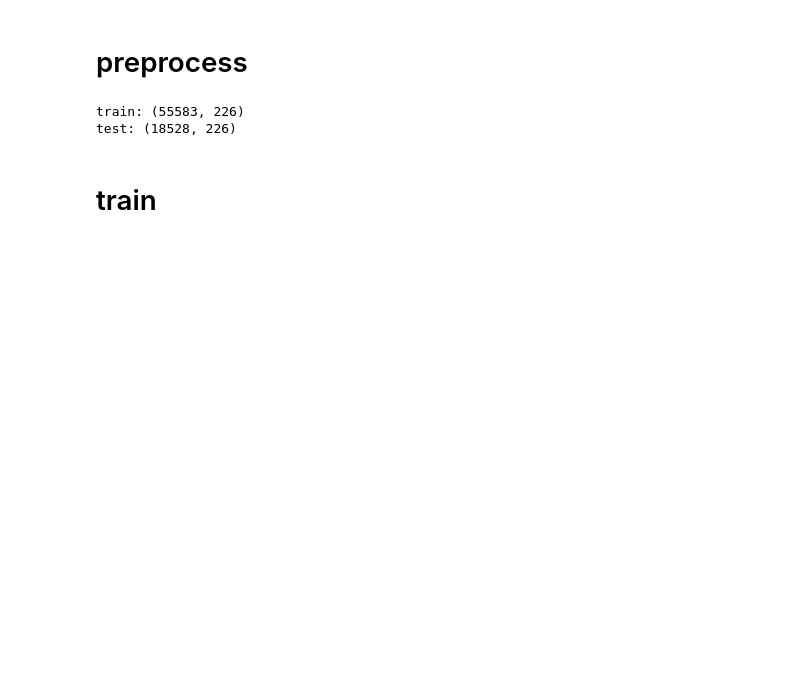
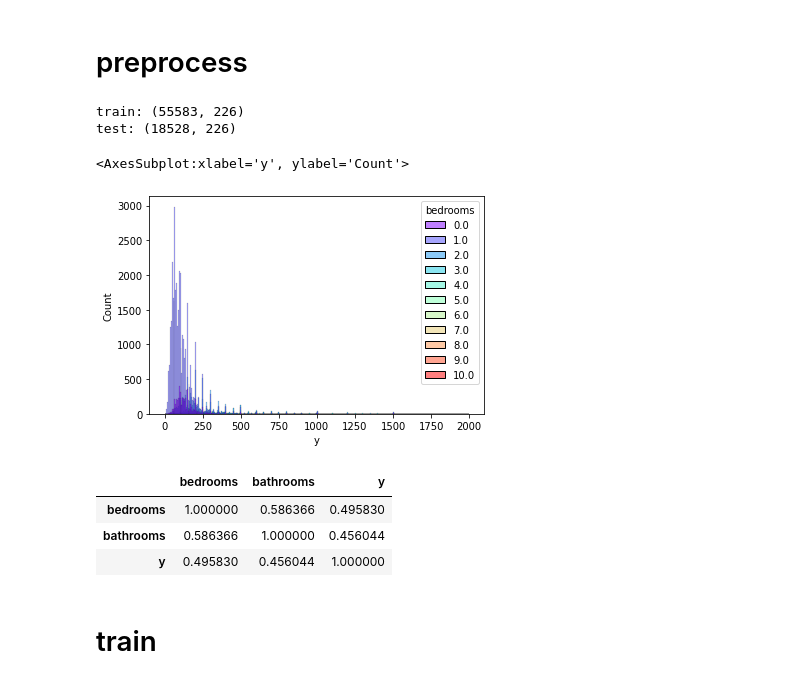
Before and after one commit to shu421/AIQuest_2021, a Jupyter notebook: main/nb007.ipynb, the cells around one changed output. Cells and saved outputs as stored; diff of their text form; code cells hidden in the pictures; blank space fills up the shorter version.

```diff
--- a/main/nb007.ipynb
+++ b/main/nb007.ipynb
@@ -332,6 +336,18 @@ print('test:',test.shape)
 # %% [output]
 train: (55583, 226)
 test: (18528, 226)
+# %%
+sns.histplot(data=train_df, x='y', hue='bedrooms', palette='rainbow')
+# %% [output]
+<AxesSubplot:xlabel='y', ylabel='Count'>
+[figure, added]
+# %%
+train_df[['bedrooms', 'bathrooms', 'y']].corr()
+# %% [output]
+|  | bedrooms | bathrooms | y |
+| bedrooms | 1.000000 | 0.586366 | 0.495830 |
+| bathrooms | 0.586366 | 1.000000 | 0.456044 |
+| y | 0.495830 | 0.456044 | 1.000000 |
 # %% [markdown]
 # train
 # %%
```
Also changed, not shown: parts of 10 cells of this notebook, 4 other files.
